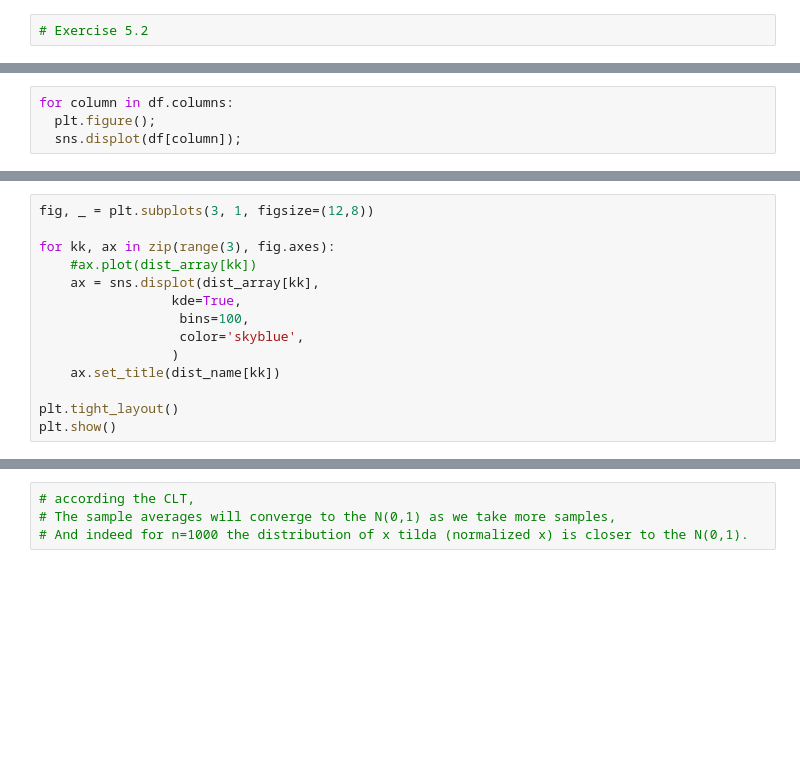
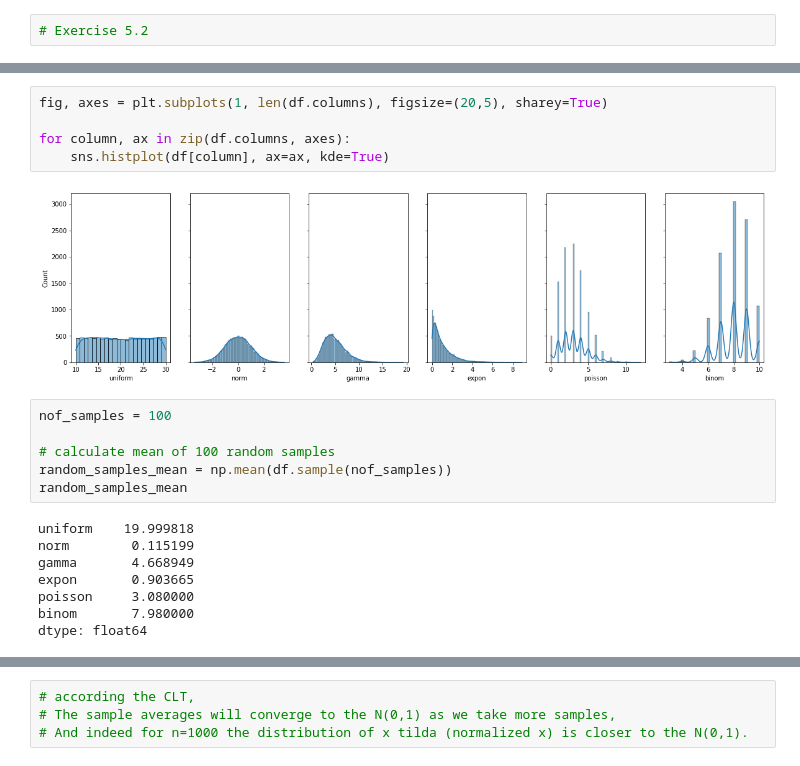
Before and after one commit to wzeyal/DataScience, a Jupyter notebook: Python_for_AI_Engineer/Exercises/7_Probability/5_2.ipynb, the cells around one changed output, grey strips where cells are left out. Cells and saved outputs as stored; diff of their text form; blank space fills up the shorter version.

```diff
--- a/Python_for_AI_Engineer/Exercises/7_Probability/5_2.ipynb
+++ b/Python_for_AI_Engineer/Exercises/7_Probability/5_2.ipynb
@@ -88,4 +4,0 @@ for column, ax in zip(df.columns, fig.axes):
-# %%
-for column in df.columns:
-  plt.figure();
-  sns.displot(df[column]);
@@ -107,14 +4,0 @@ dist_name = ["data_uniform_1", "data_normal", "data_gamma"]
-# %%
-fig, _ = plt.subplots(3, 1, figsize=(12,8))
-
-for kk, ax in zip(range(3), fig.axes):
-    #ax.plot(dist_array[kk])
-    ax = sns.displot(dist_array[kk],
-                 kde=True,
-                  bins=100,
-                  color='skyblue',
-                 )
-    ax.set_title(dist_name[kk])
-
-plt.tight_layout()
-plt.show()
@@ -158,0 +38,21 @@ plt.show()
+# %%
+fig, axes = plt.subplots(1, len(df.columns), figsize=(20,5), sharey=True)
+
+for column, ax in zip(df.columns, axes):
+    sns.histplot(df[column], ax=ax, kde=True)
+# %% [output]
+[figure, added]
+# %%
+nof_samples = 100
+
+# calculate mean of 100 random samples
+random_samples_mean = np.mean(df.sample(nof_samples))
+random_samples_mean
+# %% [output]
+uniform    19.999818
+norm        0.115199
+gamma       4.668949
+expon       0.903665
+poisson     3.080000
+binom       7.980000
+dtype: float64
```
Also changed, not shown: parts of 58 cells of this notebook, 1 other file.
